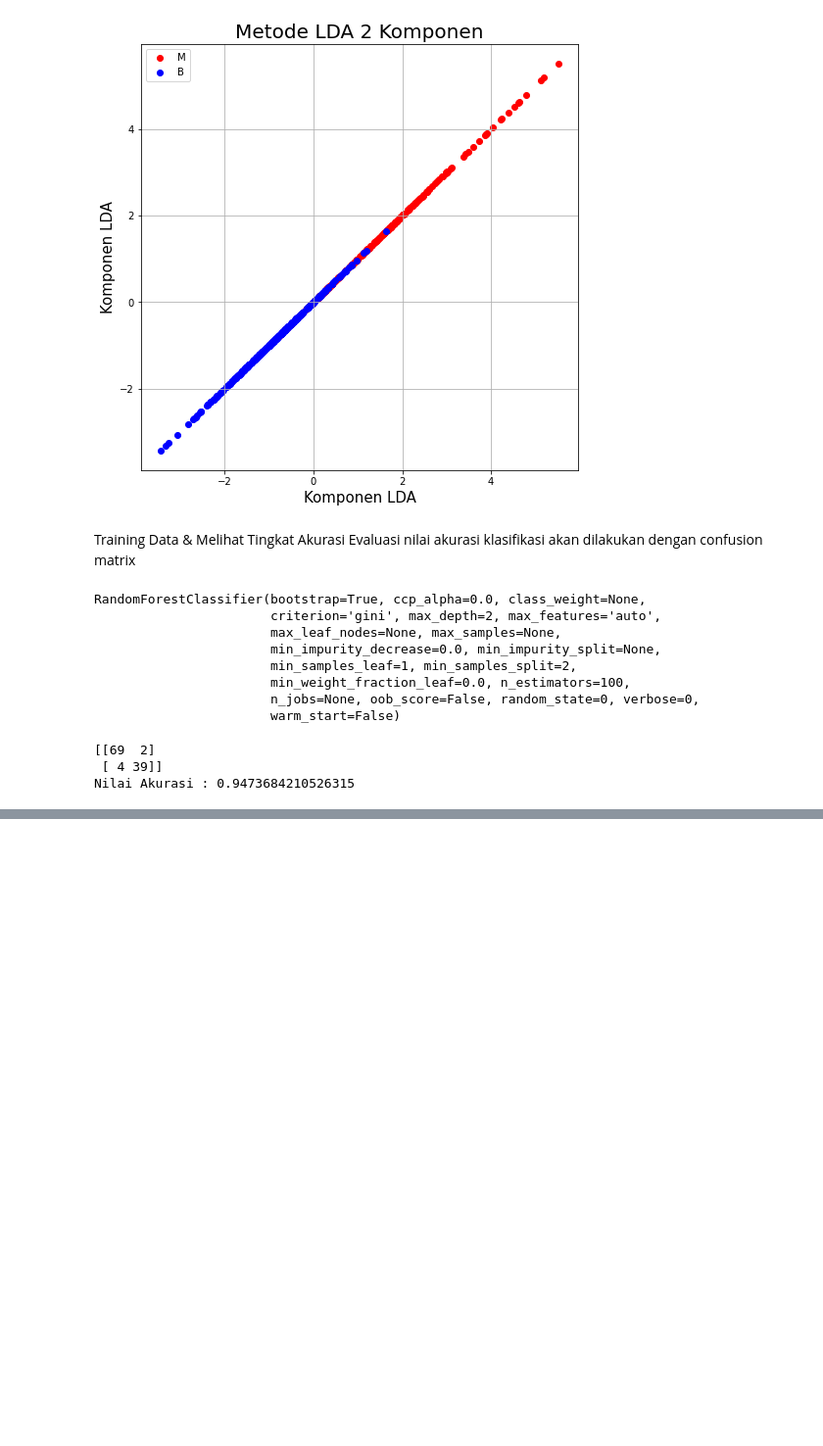
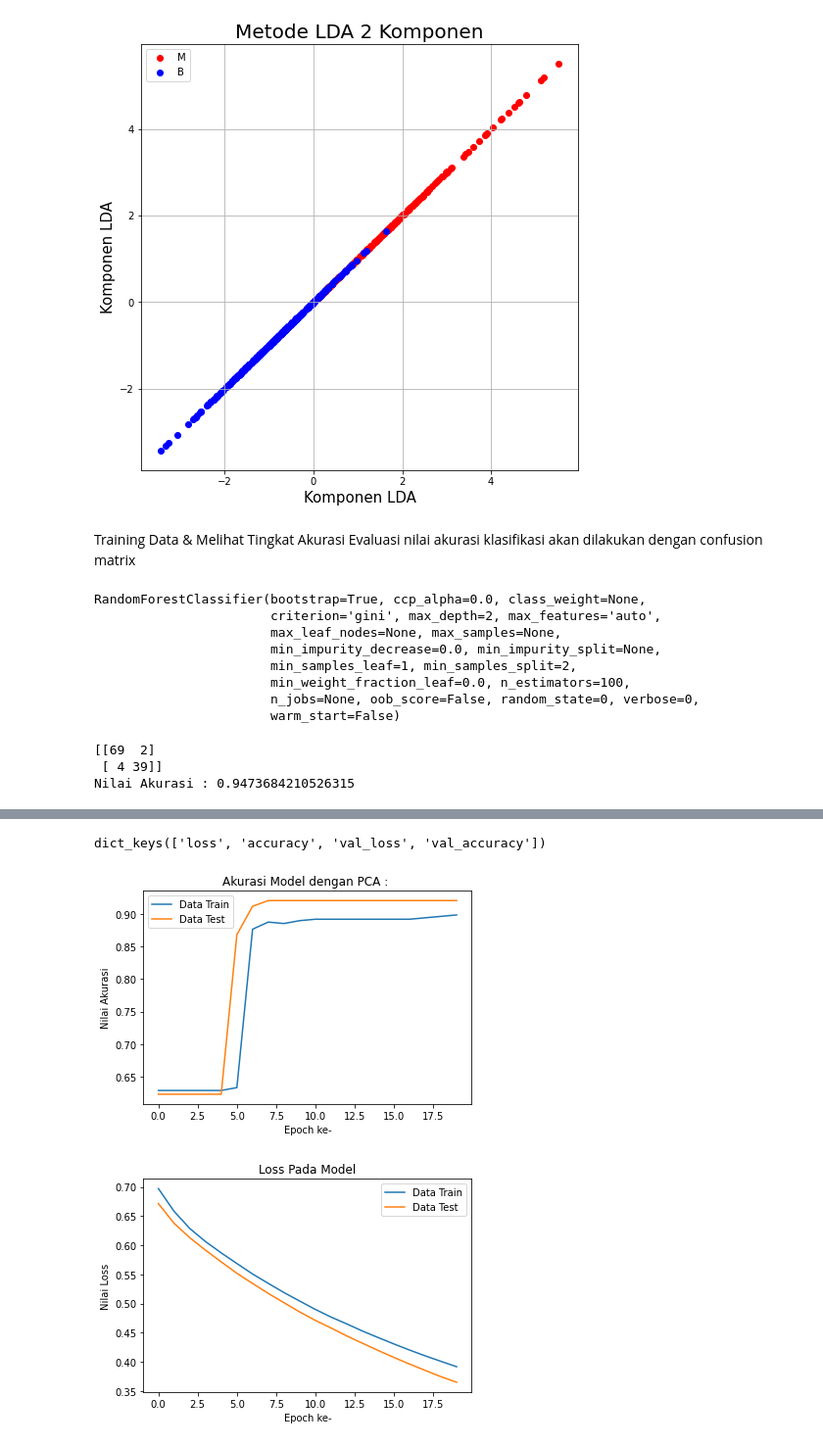
Before and after one commit to hananlu/SLOuas, a Jupyter notebook: Klusterisasi_dengan_LDA.ipynb, the cells around one changed output, grey strips where cells are left out. Shown at 98% size. Drawn from its saved outputs; the diff is of its cells as text; code cells hidden in the pictures; blank space fills up the shorter version.

```diff
--- a/Klusterisasi_dengan_LDA.ipynb
+++ b/Klusterisasi_dengan_LDA.ipynb
@@ -88,7 +123,7 @@ fitur.shape
 # %% [markdown]
 Selanjutnya masuk ke metode LDA
 # %%
-sederhana = LDA(n_components=2) #membuat LDA dengan nama sederhana berisi 2 komponen
+sederhana = LDA(n_components=1) #membuat LDA dengan nama sederhana berisi 1 komponen
 fitur_sederhana = sederhana.fit(fitur,labelin).transform(fitur) #melakukan transformasi dari parameter fitur
 fitur_train = sederhana.fit_transform(fitur_train, labelin_train)
 fitur_test = sederhana.transform(fitur_test)
@@ -165,0 +203,6 @@ Nilai Akurasi : 0.9473684210526315
+# %%
+model = Sequential([  Dense(32, activation='relu', input_shape=(1,)),    Dense(32, activation='relu'),    Dense(1, activation='sigmoid'),])
+# %%
+model.compile(optimizer='sgd', loss='binary_crossentropy', metrics=['accuracy'])
+# %%
+hist = model.fit(fitur_train, labelin_train, batch_size=50, epochs=20, validation_data=(fitur_test, labelin_test))
@@ -165,0 +232,23 @@ Nilai Akurasi : 0.9473684210526315
+# %%
+#menggambar grafik akurasi terhadap training dan test
+print(hist.history.keys())
+# Gambar grafik plot Akurasi Model
+mpl.plot(hist.history['accuracy'])
+mpl.plot(hist.history['val_accuracy'])
+mpl.title('Akurasi Model dengan PCA : ')
+mpl.ylabel('Nilai Akurasi')
+mpl.xlabel('Epoch ke-')
+mpl.legend(['Data Train', 'Data Test'], loc='upper left')
+mpl.show()
+# Grafik plot loss pada model
+mpl.plot(hist.history['loss'])
+mpl.plot(hist.history['val_loss'])
+mpl.title('Loss Pada Model')
+mpl.ylabel('Nilai Loss')
+mpl.xlabel('Epoch ke-')
+mpl.legend(['Data Train', 'Data Test'], loc='upper right')
+mpl.show()
+# %% [output]
+dict_keys(['loss', 'accuracy', 'val_loss', 'val_accuracy'])
+[figure, added]
+[figure, added]
```
Also changed, not shown: parts of 8 cells of this notebook.
